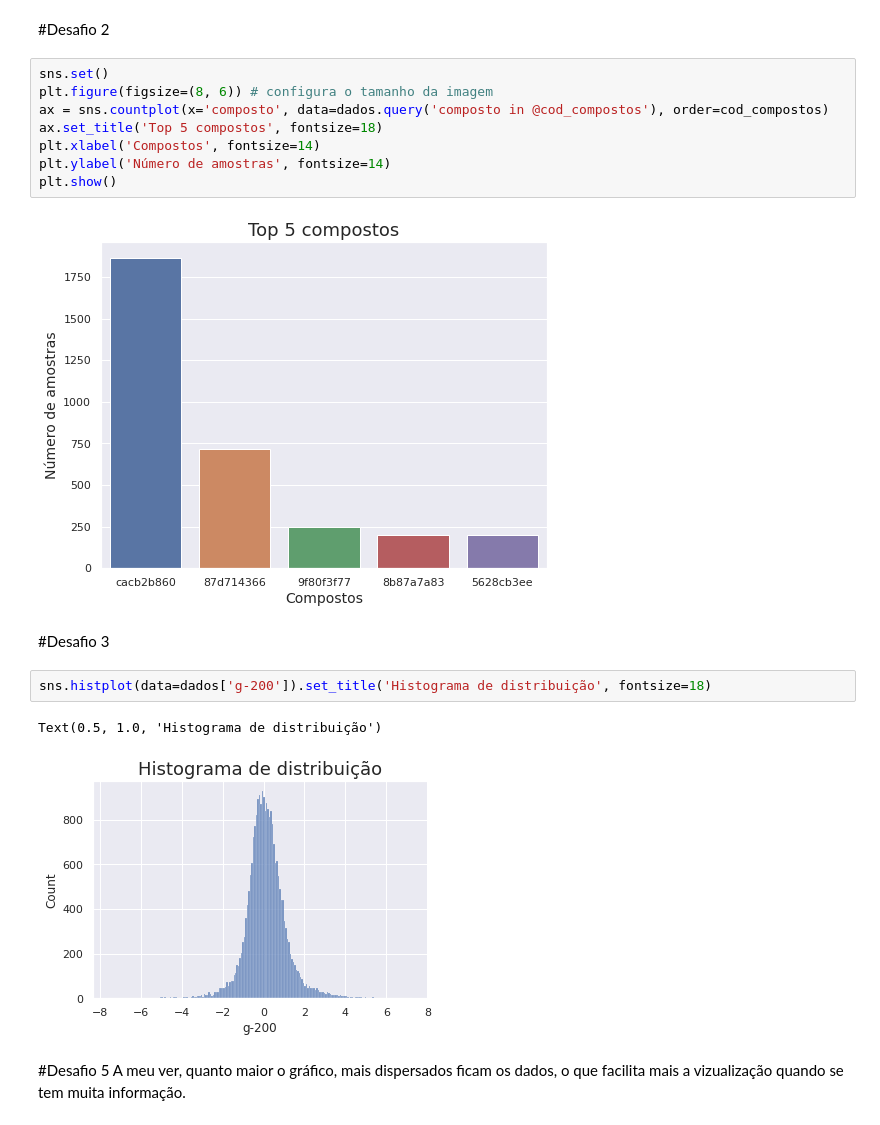
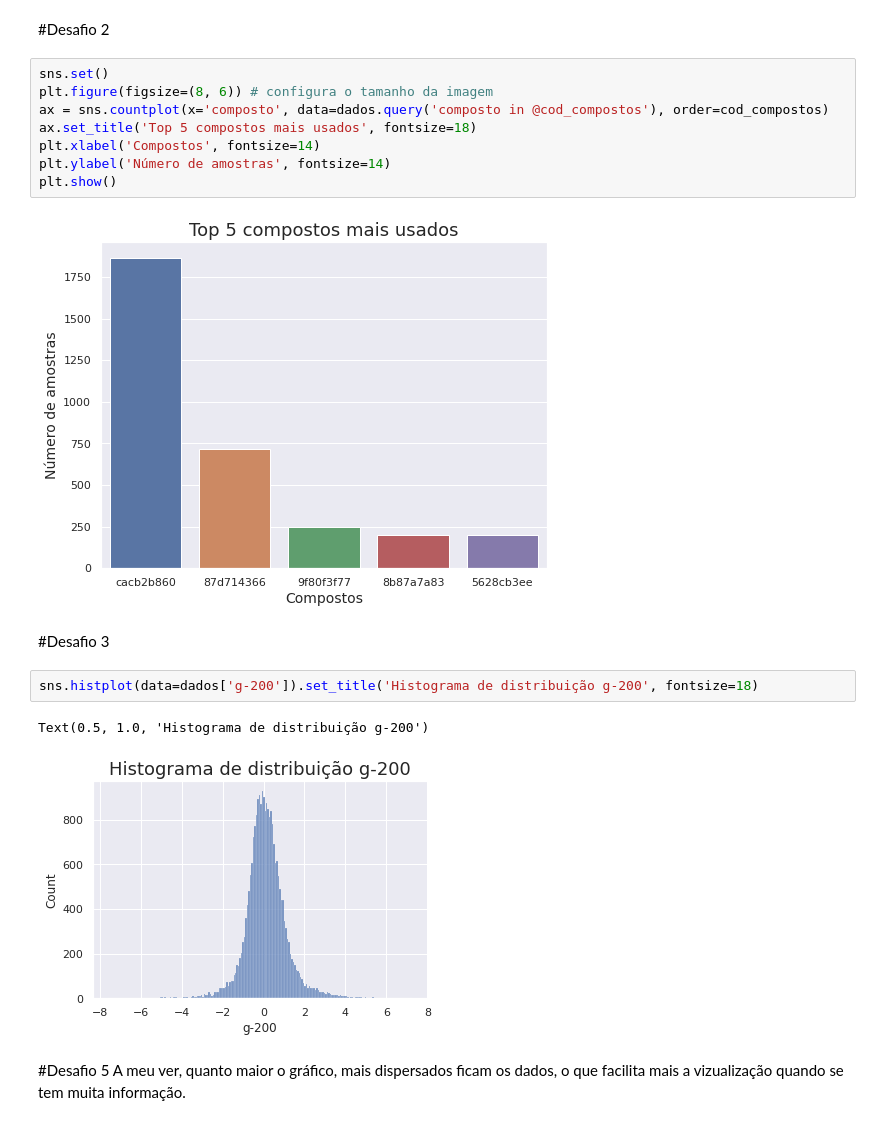
Before and after one commit to luancsoliver/imersao.dados-alura, a Jupyter notebook: Imersao_Dados_Aula_02.ipynb, the cells around one changed output. Saved outputs shown, nothing was run; the diff lists cells and outputs as text.

```diff
--- a/Imersao_Dados_Aula_02.ipynb
+++ b/Imersao_Dados_Aula_02.ipynb
@@ -161,19 +175,19 @@ Index(['cacb2b860', '87d714366', '9f80f3f77', '8b87a7a83', '5628cb3ee'], dtype='
 sns.set()
 plt.figure(figsize=(8, 6)) # configura o tamanho da imagem
 ax = sns.countplot(x='composto', data=dados.query('composto in @cod_compostos'), order=cod_compostos)
-ax.set_title('Top 5 compostos', fontsize=18)
+ax.set_title('Top 5 compostos mais usados', fontsize=18)
 plt.xlabel('Compostos', fontsize=14)
 plt.ylabel('Número de amostras', fontsize=14)
 plt.show()
 # %% [output]
-[figure, old version]
+[figure, new version]
 # %% [markdown]
 #Desafio 3
 # %%
-sns.histplot(data=dados['g-200']).set_title('Histograma de distribuição', fontsize=18)
+sns.histplot(data=dados['g-200']).set_title('Histograma de distribuição g-200', fontsize=18)
 # %% [output]
-Text(0.5, 1.0, 'Histograma de distribuição')
+Text(0.5, 1.0, 'Histograma de distribuição g-200')
-[figure, old version]
+[figure, new version]
 # %% [markdown]
 #Desafio 5
 A meu ver, quanto maior o gráfico, mais dispersados ficam os dados, o que facilita mais a vizualização quando se tem muita informação.
```
Also changed, not shown: parts of 2 cells of this notebook.
